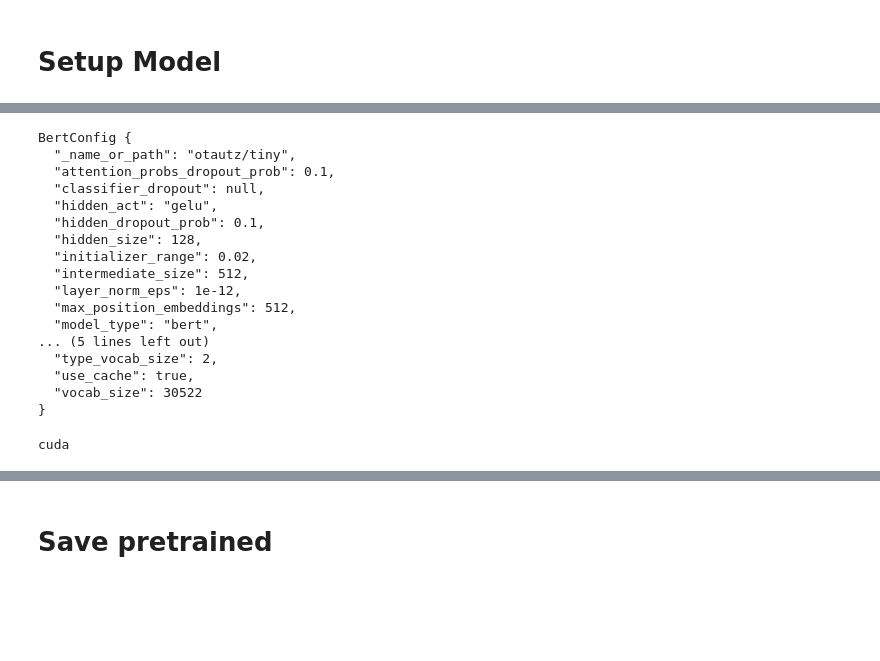
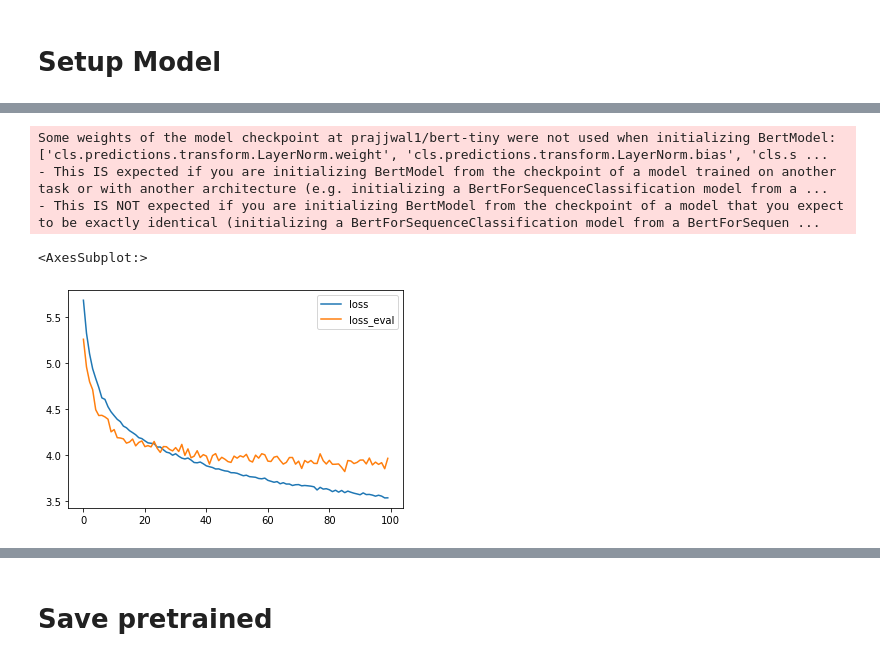
Before and after one commit to Oliver-Tautz/Context-sensitive-language-models-for-knowledge-graph-embeddings, a Jupyter notebook: notebooks/train_bert_embeddings.ipynb, the cells around one changed output, grey strips where cells are left out. Cells and saved outputs as stored; diff of their text form; code cells hidden in the pictures; blank space fills up the shorter version.

Commit message:
add eval for both bert and rdf2vec

```diff
--- a/notebooks/train_bert_embeddings.ipynb
+++ b/notebooks/train_bert_embeddings.ipynb
@@ -39,6 +39,7 @@ import numpy as np
 # %%
 # Just use each triple as a sentence ...
 dataset_most_simple = [' '.join(x) for x in g_train]
+dataset_most_simple_eval = [' '.join(x) for x in g_val]
 # %%
 dataset_most_simple[0:10]
 # %% [output]
@@ -142,5 +143,5 @@ class dataseSimpleTriple(Dataset):
         return self.word_level_tokenizer
 # %%
 dataset_simple = dataseSimpleTriple(dataset_most_simple,special_tokens_map)
+dataset_simple_eval = dataseSimpleTriple(dataset_most_simple_eval,special_tokens_map)
 tz = dataset_simple.get_tokenizer()
-tz.save_model('tiny_bert_from_scratch_simple_tokenizer')
@@ -190,41 +160,37 @@ del tiny_pretrained
-# %%
-tiny_config
-# %% [output]
-BertConfig {
-  "_name_or_path": "otautz/tiny",
-  "attention_probs_dropout_prob": 0.1,
-  "classifier_dropout": null,
-  "hidden_act": "gelu",
-  "hidden_dropout_prob": 0.1,
-  "hidden_size": 128,
-  "initializer_range": 0.02,
-  "intermediate_size": 512,
-  "layer_norm_eps": 1e-12,
-  "max_position_embeddings": 512,
-  "model_type": "bert",
-... (5 lines left out)
-  "type_vocab_size": 2,
-  "use_cache": true,
-  "vocab_size": 30522
-}
+# %%
+tiny_pretrained = AutoModel.from_pretrained('prajjwal1/bert-tiny')
+tiny_config = tiny_pretrained.config
+tiny_config._name_or_path="otautz/tiny"
+
+encoder_config = copy.copy(tiny_config)
+encoder_config.is_decoder = False
+encoder_config.add_cross_attention = False
+encoder_config.num_labels=tz.get_vocab_size()
+encoder_config.hidden_size = VECTOR_SIZE
+encoder_config.max_position_embeddings = BERT_SIMPLE_MAXLEN
+del tiny_pretrained
+# %% [output]
+Some weights of the model checkpoint at prajjwal1/bert-tiny were not used when initializing BertModel: ['cls.predictions.transform.LayerNorm.weight', 'cls.predictions.transform.LayerNorm.bias', 'cls.s ...
+- This IS expected if you are initializing BertModel from the checkpoint of a model trained on another task or with another architecture (e.g. initializing a BertForSequenceClassification model from a ...
+- This IS NOT expected if you are initializing BertModel from the checkpoint of a model that you expect to be exactly identical (initializing a BertForSequenceClassification model from a BertForSequen ...
 # %%
 device = torch.device('cuda' if torch.cuda.is_available() else 'cpu')
 tiny_encoder  = BertForTokenClassification(encoder_config)
 tiny_encoder  = tiny_encoder.to(device)
 lossF = torch.nn.CrossEntropyLoss()
 dl = DataLoader(dataset_simple,batch_size=5000,shuffle=True,pin_memory=True)
+dl_eval =  DataLoader(dataset_simple_eval, batch_size=5000, shuffle=False, pin_memory=True)
 optimizer = torch.optim.Adam(tiny_encoder.parameters())
-# %%
-print(device)
-# %% [output]
-cuda
 # %%
 loss_metric = torchmetrics.aggregation.MeanMetric().to(device)
 batchloss_metric = torchmetrics.aggregation.CatMetric().to(device)
+batchloss_metric_eval = torchmetrics.aggregation.CatMetric().to(device)
 history = defaultdict(list)
 
+#for epochs in trange(BERT_EPOCHS):
 for epochs in trange(100):
     for inputs, batch_mask, batch_labels in dl:
+        tiny_encoder.train()
         optimizer.zero_grad()
         batch_id = inputs[:,:,0]
 
@@ -252,6 +218,37 @@ for epochs in trange(100):
 
     history['loss'].append(loss_metric.compute().item())
     loss_metric.reset()
+    with torch.no_grad():
+        tiny_encoder.eval()
+        for inputs, batch_mask, batch_labels in dl_eval:
+                        optimizer.zero_grad()
+                        batch_id = inputs[:, :, 0]
+
+                        out = tiny_encoder.forward(batch_id.to(device), batch_mask.to(device))
+                        logits = out.logits
+
+                        # (batchsize, sequence_len, no_labels)
+                        logits_shape = logits.shape
+
+                        # (batchsize * sequence_len, no_labels)
+                        logits_no_sequence = logits.reshape(logits_shape[0] * logits_shape[1], logits_shape[2])
+
+                        # (batchsize)
+                        batch_labels_no_sequence = batch_labels.flatten().to(device)
+
+                        batch_mask = (inputs[:, :, 1] > 0).flatten().to(device)
+
+                        loss = lossF(logits_no_sequence[batch_mask], batch_labels_no_sequence[batch_mask])
+
+                        loss_metric(loss)
+                        batchloss_metric_eval(loss)
+
+        history['loss_eval'].append(loss_metric.compute().item())
+        loss_metric.reset()
 # %%
 import pandas as pd
-pd.DataFrame(history).to_csv('bert_loss.csv')
+pd.DataFrame(history).to_csv('bert_loss_eval.csv')
+pd.DataFrame(history).plot()
+# %% [output]
+<AxesSubplot:>
+[figure, added]
```
Also changed, not shown: parts of 20 cells of this notebook, 9 other files.
